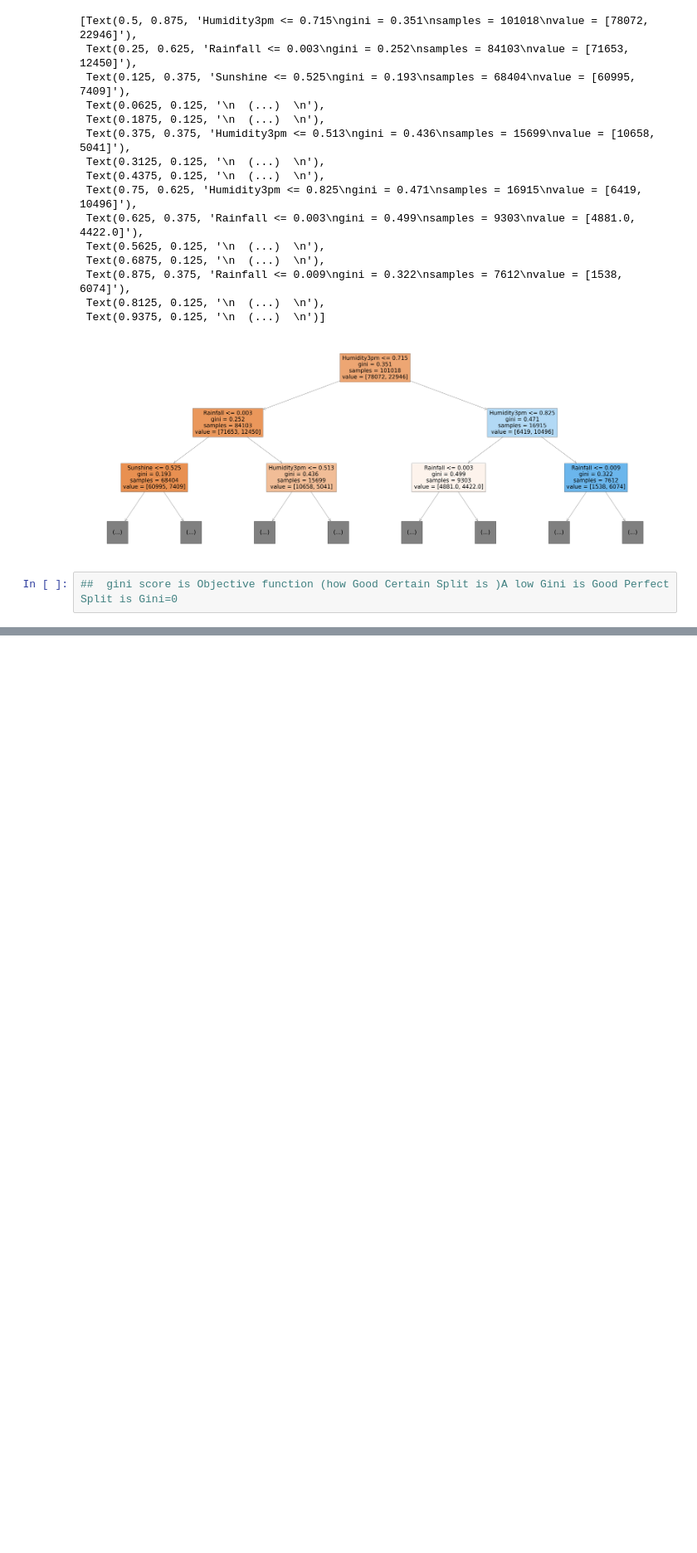
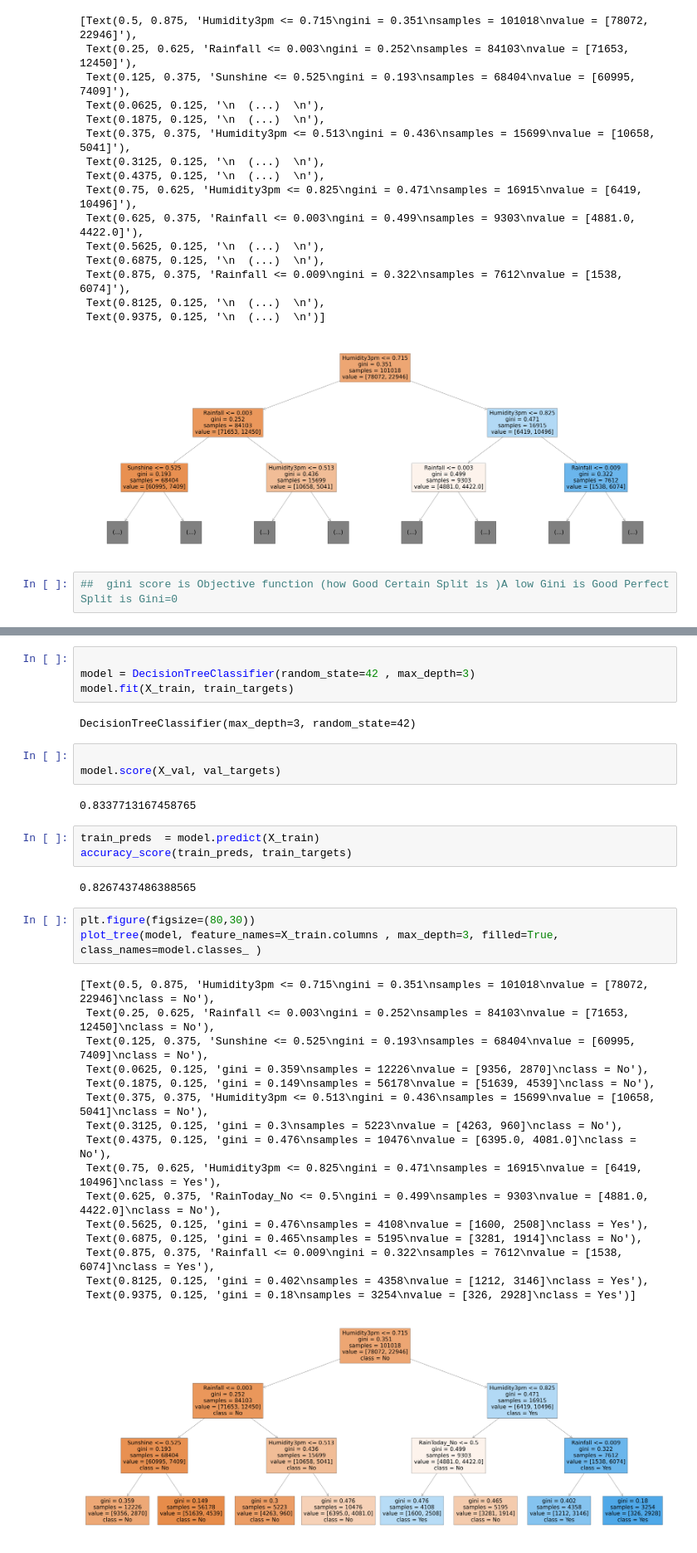
Before and after one commit to azrael-07/MachineLearningProjects, a Jupyter notebook: WeatherPrediction/WeatherPredTrees.ipynb, the cells around one changed output, grey strips where cells are left out. Shown at 83% size. Saved outputs shown, nothing was run; the diff lists cells and outputs as text; blank space fills up the shorter version.

```diff
--- a/WeatherPrediction/WeatherPredTrees.ipynb
+++ b/WeatherPrediction/WeatherPredTrees.ipynb
@@ -297,0 +367,36 @@ plot_tree(model, feature_names=X_train.columns , max_depth=2, filled=True)
+# %%
+
+model = DecisionTreeClassifier(random_state=42 , max_depth=3)
+model.fit(X_train, train_targets)
+# %% [output]
+DecisionTreeClassifier(max_depth=3, random_state=42)
+# %%
+
+model.score(X_val, val_targets)
+# %% [output]
+0.8337713167458765
+# %%
+train_preds  = model.predict(X_train)
+accuracy_score(train_preds, train_targets)
+# %% [output]
+0.8267437486388565
+# %%
+plt.figure(figsize=(80,30))
+plot_tree(model, feature_names=X_train.columns , max_depth=3, filled=True, class_names=model.classes_ )
+# %% [output]
+[Text(0.5, 0.875, 'Humidity3pm <= 0.715\ngini = 0.351\nsamples = 101018\nvalue = [78072, 22946]\nclass = No'),
+ Text(0.25, 0.625, 'Rainfall <= 0.003\ngini = 0.252\nsamples = 84103\nvalue = [71653, 12450]\nclass = No'),
+ Text(0.125, 0.375, 'Sunshine <= 0.525\ngini = 0.193\nsamples = 68404\nvalue = [60995, 7409]\nclass = No'),
+ Text(0.0625, 0.125, 'gini = 0.359\nsamples = 12226\nvalue = [9356, 2870]\nclass = No'),
+ Text(0.1875, 0.125, 'gini = 0.149\nsamples = 56178\nvalue = [51639, 4539]\nclass = No'),
+ Text(0.375, 0.375, 'Humidity3pm <= 0.513\ngini = 0.436\nsamples = 15699\nvalue = [10658, 5041]\nclass = No'),
+ Text(0.3125, 0.125, 'gini = 0.3\nsamples = 5223\nvalue = [4263, 960]\nclass = No'),
+ Text(0.4375, 0.125, 'gini = 0.476\nsamples = 10476\nvalue = [6395.0, 4081.0]\nclass = No'),
+ Text(0.75, 0.625, 'Humidity3pm <= 0.825\ngini = 0.471\nsamples = 16915\nvalue = [6419, 10496]\nclass = Yes'),
+ Text(0.625, 0.375, 'RainToday_No <= 0.5\ngini = 0.499\nsamples = 9303\nvalue = [4881.0, 4422.0]\nclass = No'),
+ Text(0.5625, 0.125, 'gini = 0.476\nsamples = 4108\nvalue = [1600, 2508]\nclass = Yes'),
+ Text(0.6875, 0.125, 'gini = 0.465\nsamples = 5195\nvalue = [3281, 1914]\nclass = No'),
+ Text(0.875, 0.375, 'Rainfall <= 0.009\ngini = 0.322\nsamples = 7612\nvalue = [1538, 6074]\nclass = Yes'),
+ Text(0.8125, 0.125, 'gini = 0.402\nsamples = 4358\nvalue = [1212, 3146]\nclass = Yes'),
+ Text(0.9375, 0.125, 'gini = 0.18\nsamples = 3254\nvalue = [326, 2928]\nclass = Yes')]
+[figure, added]
```
Also changed, not shown: parts of 15 cells of this notebook.
